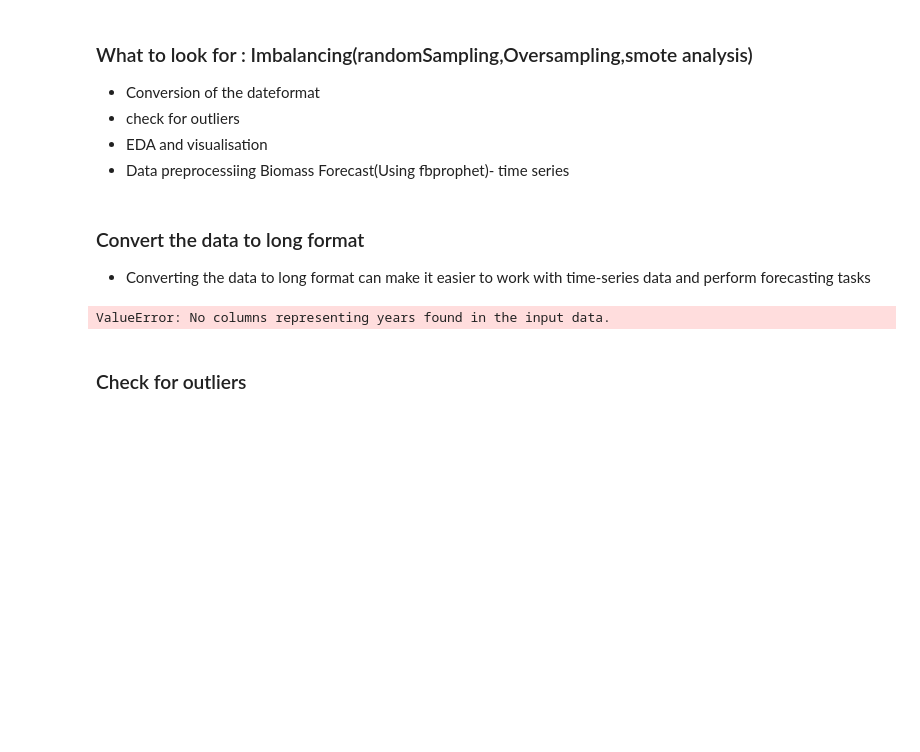
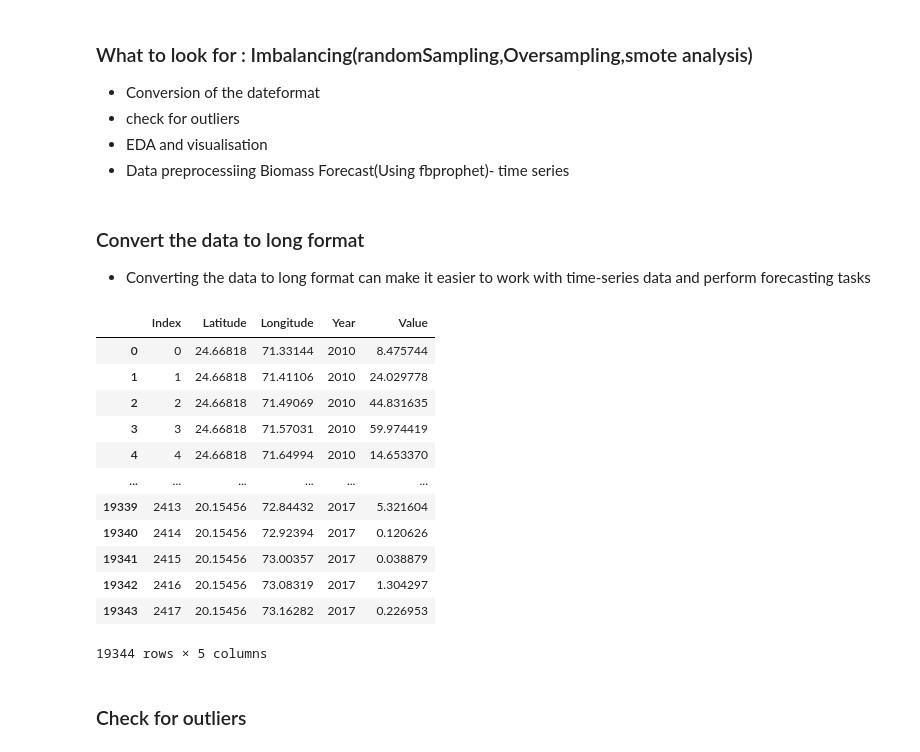
Before and after one commit to Edna722/Shell-Energy-AI, a Jupyter notebook: Shell Notebook.ipynb, the cells around one changed output. Cells and saved outputs as stored; diff of their text form; code cells hidden in the pictures; blank space fills up the shorter version.

```diff
--- a/Shell Notebook.ipynb
+++ b/Shell Notebook.ipynb
@@ -15,7 +15,7 @@ import matplotlib.pyplot as plt
 # %% [markdown]
 ### Load the dataset
 # %%
-biomass_history = pd.read_csv(r"C:\Users\wanji\Desktop\shell\d32f0742246d11ee\dataset\Biomass_History.csv")
+biomass_history = pd.read_csv(r"C:\Users\wanji\Desktop\shell\Shell-Energy-AI\Biomass_History.csv")
 biomass_history
 # %% [output]
 |  | Index | Latitude | Longitude | 2010 | 2011 | 2012 | 2013 | 2014 | 2015 | 2016 | 2017 |
@@ -218,34 +218,26 @@ Biomass Forecast(Using fbprophet)- time series
 # %% [markdown]
 ### Convert the data to long format
 * Converting the data to long format can make it easier to work with time-series data and perform forecasting tasks
-# %%
-def convert_to_long_format(data):
-    """
-    Convert the given data to long format for time-series forecasting.
-
-    Parameters:
-        data (pd.DataFrame): Input data with columns representing years and biomass availability.
-
-    Returns:
-        pd.DataFrame: Data in long format with columns 'year', 'location_index', and 'biomass_availability'.
-    """
-    # Check if the 'year' columns are named differently in the input data
-    year_columns = [col for col in data.columns if 'year' in col.lower()]
-
-    if not year_columns:
-        raise ValueError("No columns representing years found in the input data.")
-
-    # Melt the data to convert it to long format
-    long_format_data = pd.melt(data, id_vars=['location_index', 'latitude', 'longitude'], value_vars=year_columns, var_name='year', value_name='biomass_availability')
-
-    # Convert the 'year' column to numeric type
-    long_format_data['year'] = pd.to_numeric(long_format_data['year'])
-
-    return long_format_data
-
-long_format_biomass_data = convert_to_long_format(biomass_history)
-print(long_format_biomass_data.head())
-# %% [output]
-ValueError: No columns representing years found in the input data.
+# %%
+import pandas as pd
+# Melt the DataFrame to convert it to long format
+df_long = pd.melt(biomass_history, id_vars=['Index', 'Latitude', 'Longitude'], var_name='Year', value_name='Value')
+
+# Show the resulting long format DataFrame
+df_long
+# %% [output]
+|  | Index | Latitude | Longitude | Year | Value |
+| 0 | 0 | 24.66818 | 71.33144 | 2010 | 8.475744 |
+| 1 | 1 | 24.66818 | 71.41106 | 2010 | 24.029778 |
+| 2 | 2 | 24.66818 | 71.49069 | 2010 | 44.831635 |
+| 3 | 3 | 24.66818 | 71.57031 | 2010 | 59.974419 |
+| 4 | 4 | 24.66818 | 71.64994 | 2010 | 14.653370 |
+| ... | ... | ... | ... | ... | ... |
+| 19339 | 2413 | 20.15456 | 72.84432 | 2017 | 5.321604 |
+| 19340 | 2414 | 20.15456 | 72.92394 | 2017 | 0.120626 |
+| 19341 | 2415 | 20.15456 | 73.00357 | 2017 | 0.038879 |
+| 19342 | 2416 | 20.15456 | 73.08319 | 2017 | 1.304297 |
+| 19343 | 2417 | 20.15456 | 73.16282 | 2017 | 0.226953 |
+19344 rows × 5 columns
 # %% [markdown]
 ### Check for outliers
```
Also changed, not shown: parts of 2 cells of this notebook.
